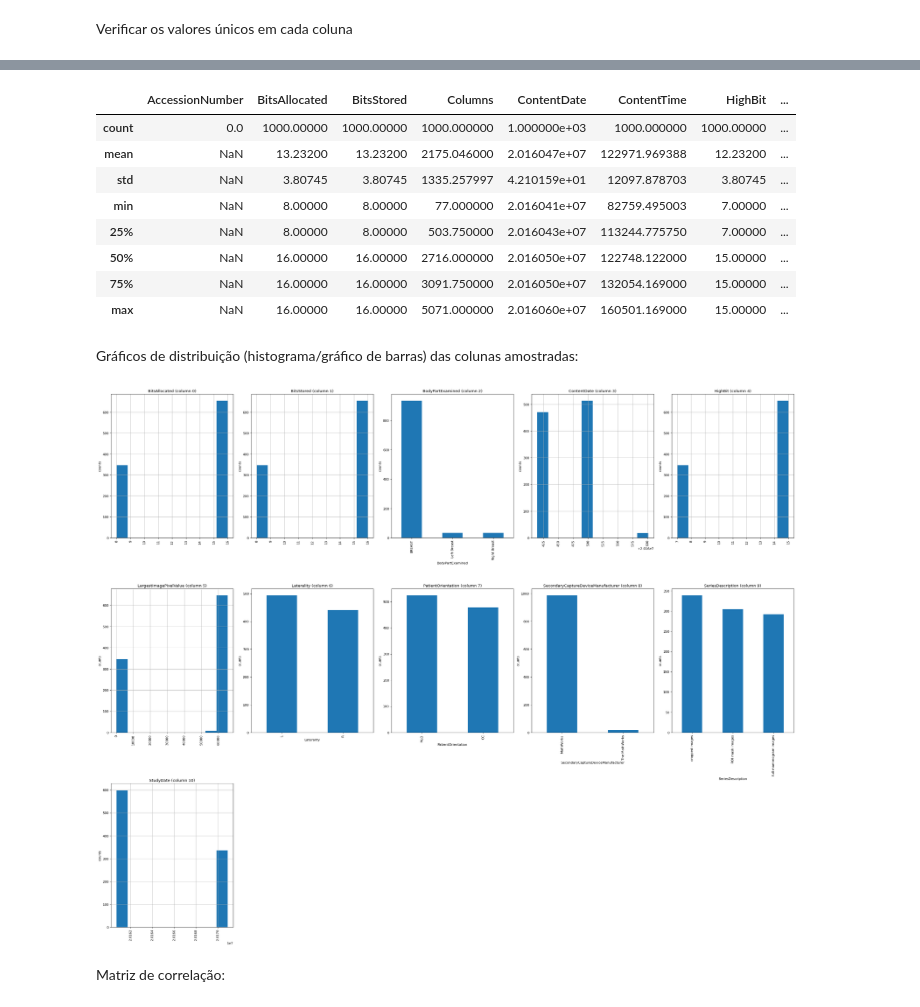
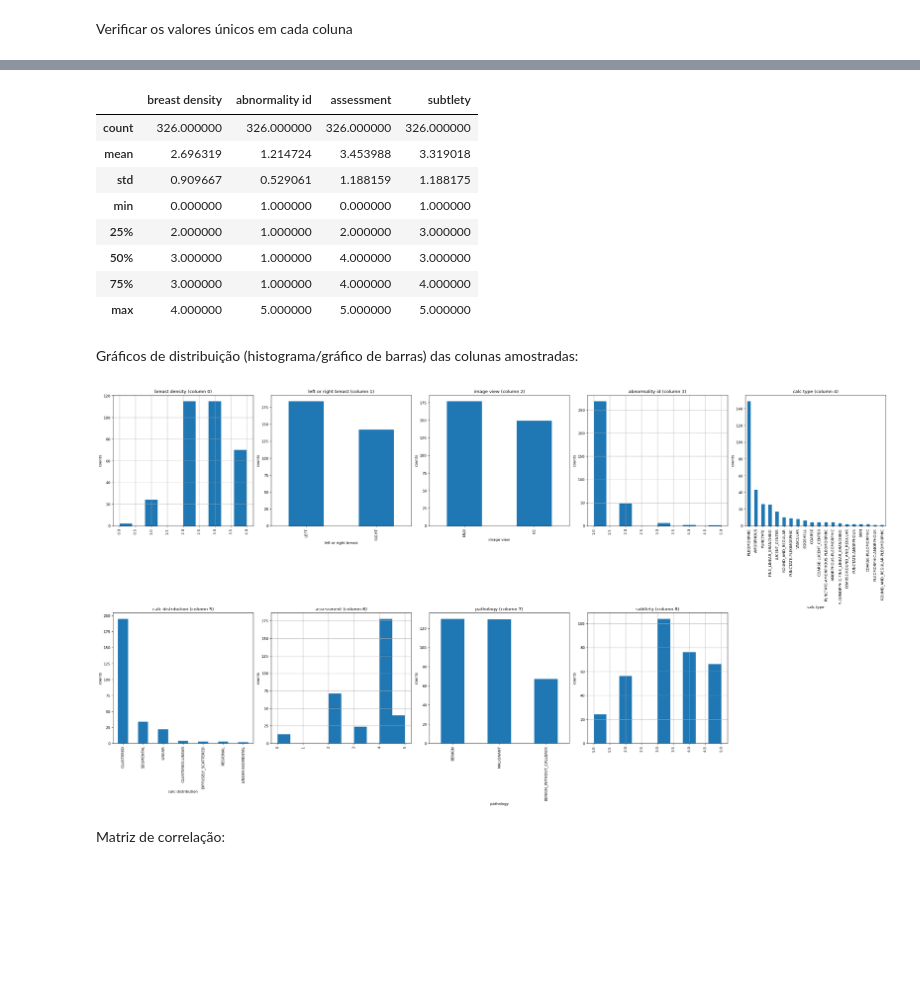
Before and after one commit to rafatokairin/eda-ddsm-mias, a Jupyter notebook: starter_pack/starter-cbis-ddsm-breast-cancer-image-eef73d6f-4.ipynb, the cells around one changed output, grey strips where cells are left out. Cells and saved outputs as stored; diff of their text form; code cells hidden in the pictures; blank space fills up the shorter version.

```diff
--- a/dicom_info.ipynb
+++ b/starter_pack/starter-cbis-ddsm-breast-cancer-image-eef73d6f-4.ipynb
@@ -27,0 +40,29 @@ from starter_pack.func_analysis import plotPerColumnDistribution, plotCorrelatio
+# %%
+# Função gráficos de distribuição (histograma/gráfico de barras) dos dados das colunas
+def plotPerColumnDistribution(df, nGraphShown, nGraphPerRow):
+    nunique = df.nunique()
+    df = df[[col for col in df if nunique[col] > 1 and nunique[col] < 50]]  # Para fins de exibição, selecione colunas com 1 a 50 valores únicos
+    nRow, nCol = df.shape
+    columnNames = list(df)
+
+    # Garantir que nGraphRow seja um número inteiro
+    nGraphRow = math.ceil(nCol / nGraphPerRow)
+
+    plt.figure(num=None, figsize=(6 * nGraphPerRow, 8 * nGraphRow), dpi=80, facecolor='w', edgecolor='k')
+
+    for i in range(min(nCol, nGraphShown)):
+        plt.subplot(nGraphRow, nGraphPerRow, i + 1)
+        columnDf = df.iloc[:, i]
+
+        if not np.issubdtype(type(columnDf.iloc[0]), np.number):
+            valueCounts = columnDf.value_counts()
+            valueCounts.plot.bar()
+        else:
+            columnDf.hist()
+
+        plt.ylabel('counts')
+        plt.xticks(rotation=90)
+        plt.title(f'{columnNames[i]} (column {i})')
+
+    plt.tight_layout(pad=1.0, w_pad=1.0, h_pad=1.0)
+    plt.show()
@@ -30,8 +142,8 @@ from starter_pack.func_analysis import plotPerColumnDistribution, plotCorrelatio
 # %%
 nRowsRead = 1000 # especifique 'None' se quiser ler o arquivo inteiro
-# dicom_info.csv pode ter mais linhas na realidade, mas estamos carregando/visualizando apenas as primeiras 1000 linhas
-df4 = pd.read_csv('/home/rafatokairin/uni-programs/ic/csv/dicom_info.csv', delimiter=',', nrows = nRowsRead)
-df4.dataframeName = 'dicom_info.csv'
-nRow, nCol = df4.shape
+# calc_case_description_test_set.csv pode ter mais linhas na realidade, mas estamos carregando/visualizando apenas as primeiras 1000 linhas
+df1 = pd.read_csv('/home/rafatokairin/uni-programs/ic/csv/calc_case_description_test_set.csv', delimiter=',', nrows = nRowsRead)
+df1.dataframeName = 'calc_case_description_test_set.csv'
+nRow, nCol = df1.shape
 print(f'There are {nRow} rows and {nCol} columns')
 # %% [output]
@@ -122,21 +230,21 @@ StudyTime : 854
 # %%
-df4.describe()
+df1.describe()
 # %% [output]
-|  | AccessionNumber | BitsAllocated | BitsStored | Columns | ContentDate | ContentTime | HighBit | ... |
-| count | 0.0 | 1000.00000 | 1000.00000 | 1000.000000 | 1.000000e+03 | 1000.000000 | 1000.00000 | ... |
-| mean | NaN | 13.23200 | 13.23200 | 2175.046000 | 2.016047e+07 | 122971.969388 | 12.23200 | ... |
-| std | NaN | 3.80745 | 3.80745 | 1335.257997 | 4.210159e+01 | 12097.878703 | 3.80745 | ... |
-| min | NaN | 8.00000 | 8.00000 | 77.000000 | 2.016041e+07 | 82759.495003 | 7.00000 | ... |
-| 25% | NaN | 8.00000 | 8.00000 | 503.750000 | 2.016043e+07 | 113244.775750 | 7.00000 | ... |
-| 50% | NaN | 16.00000 | 16.00000 | 2716.000000 | 2.016050e+07 | 122748.122000 | 15.00000 | ... |
-| 75% | NaN | 16.00000 | 16.00000 | 3091.750000 | 2.016050e+07 | 132054.169000 | 15.00000 | ... |
-| max | NaN | 16.00000 | 16.00000 | 5071.000000 | 2.016060e+07 | 160501.169000 | 15.00000 | ... |
+|  | breast density | abnormality id | assessment | subtlety |
+| count | 326.000000 | 326.000000 | 326.000000 | 326.000000 |
+| mean | 2.696319 | 1.214724 | 3.453988 | 3.319018 |
+| std | 0.909667 | 0.529061 | 1.188159 | 1.188175 |
+| min | 0.000000 | 1.000000 | 0.000000 | 1.000000 |
+| 25% | 2.000000 | 1.000000 | 2.000000 | 3.000000 |
+| 50% | 3.000000 | 1.000000 | 4.000000 | 3.000000 |
+| 75% | 3.000000 | 1.000000 | 4.000000 | 4.000000 |
+| max | 4.000000 | 5.000000 | 5.000000 | 5.000000 |
 # %% [markdown]
 Gráficos de distribuição (histograma/gráfico de barras) das colunas amostradas:
 # %%
-plotPerColumnDistribution(df4, 11, 5)
+plotPerColumnDistribution(df1, 10, 5)
 # %% [output]
-[figure, old version]
+[figure, new version]
 # %% [markdown]
 Matriz de correlação:
 # %%
```
Also changed, not shown: parts of 40 cells of this notebook, 4 other files.
